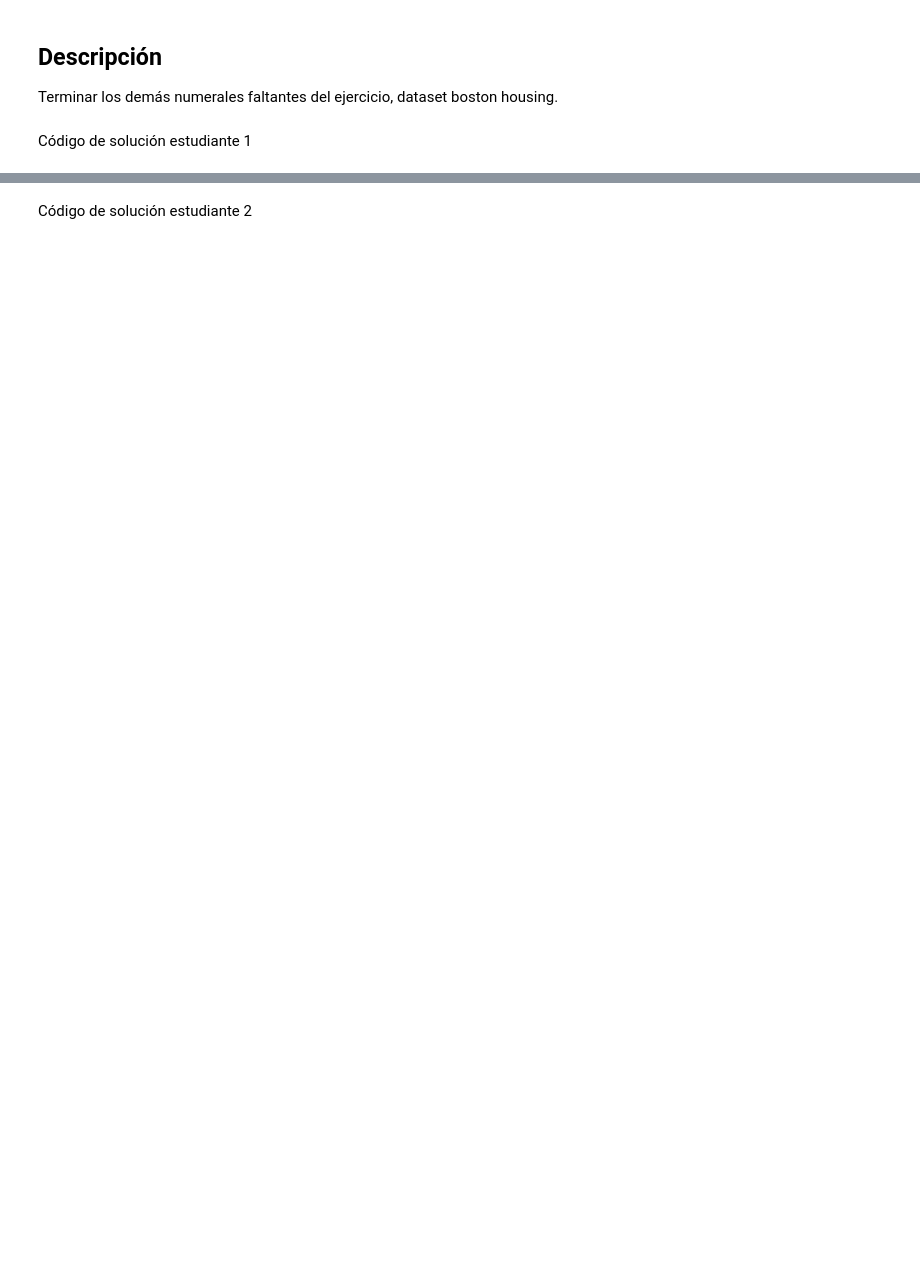
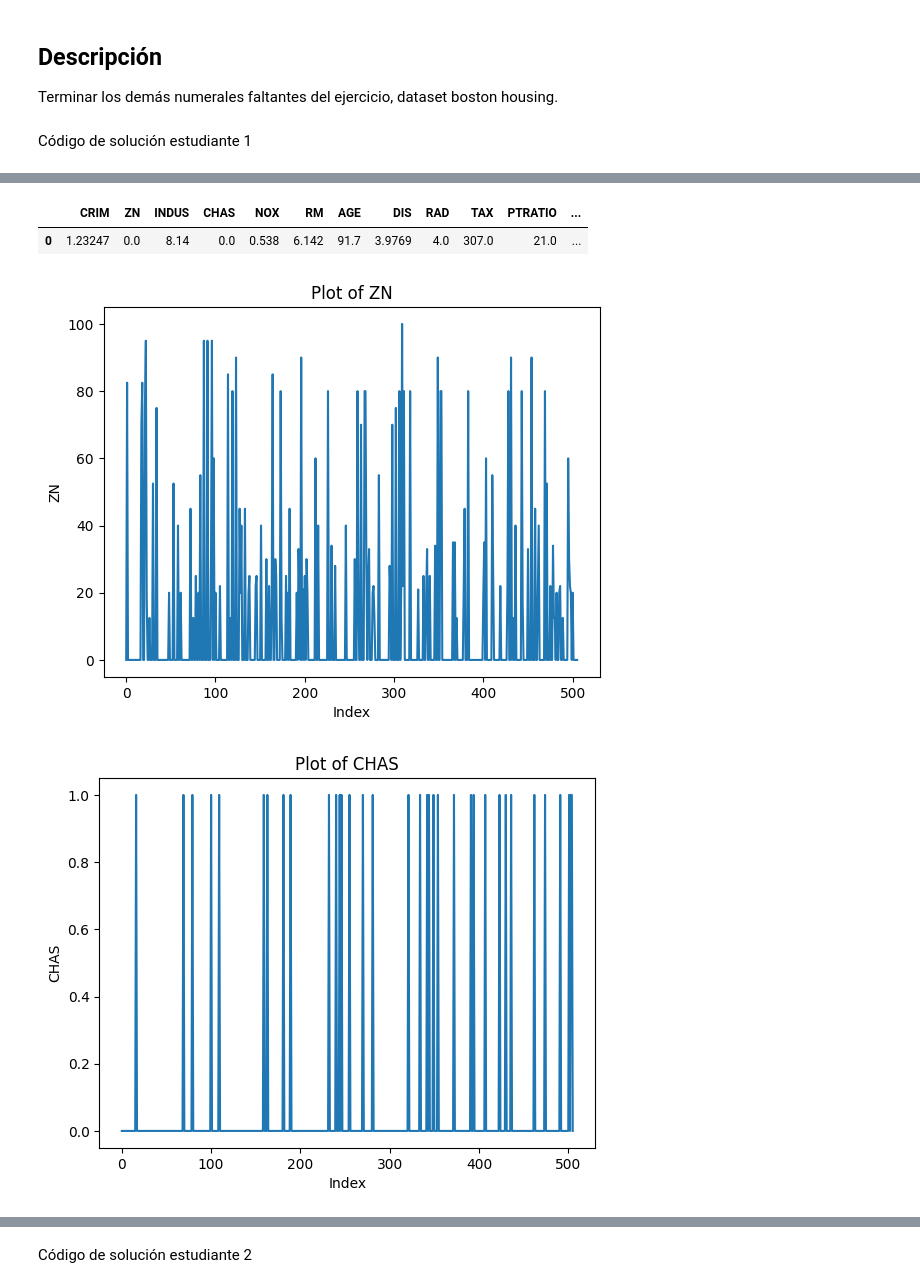
Before and after one commit to jaramillooo/Tarea_4_RAJuarez_AXCabrera, a Jupyter notebook: Tarea4_RAJuarez_ACabrera.ipynb, the cells around one changed output, grey strips where cells are left out. Cells and saved outputs as stored; diff of their text form; code cells hidden in the pictures; blank space fills up the shorter version.

```diff
--- a/Tarea4_RAJuarez_ACabrera.ipynb
+++ b/Tarea4_RAJuarez_ACabrera.ipynb
@@ -28,0 +135,9 @@ Código de solución estudiante 1
+# %%
+# Elegir variables más significativas
+data.head(1)
+# %% [output]
+|  | CRIM | ZN | INDUS | CHAS | NOX | RM | AGE | DIS | RAD | TAX | PTRATIO | ... |
+| 0 | 1.23247 | 0.0 | 8.14 | 0.0 | 0.538 | 6.142 | 91.7 | 3.9769 | 4.0 | 307.0 | 21.0 | ... |
+# %%
+features = ['ZN', 'CHAS', 'RM', 'DIS']
+output = ['MEDV']
@@ -28,0 +147,10 @@ Código de solución estudiante 1
+# %%
+for column in features:
+    data[column].plot()
+    plt.title(f"Plot of {column}")
+    plt.xlabel("Index")
+    plt.ylabel(column)
+    plt.show()
+# %% [output]
+[figure, added]
+[figure, added]
```
Also changed, not shown: parts of 19 cells of this notebook.
